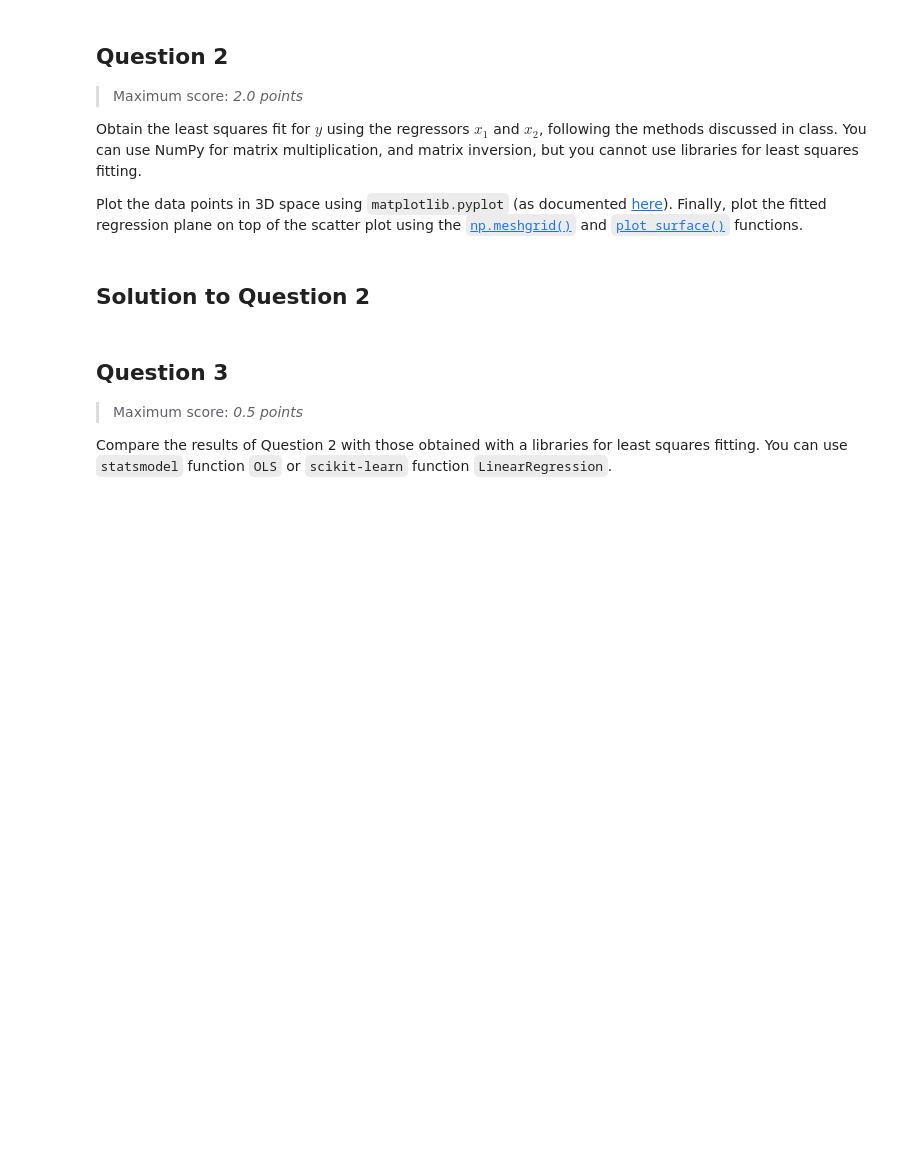
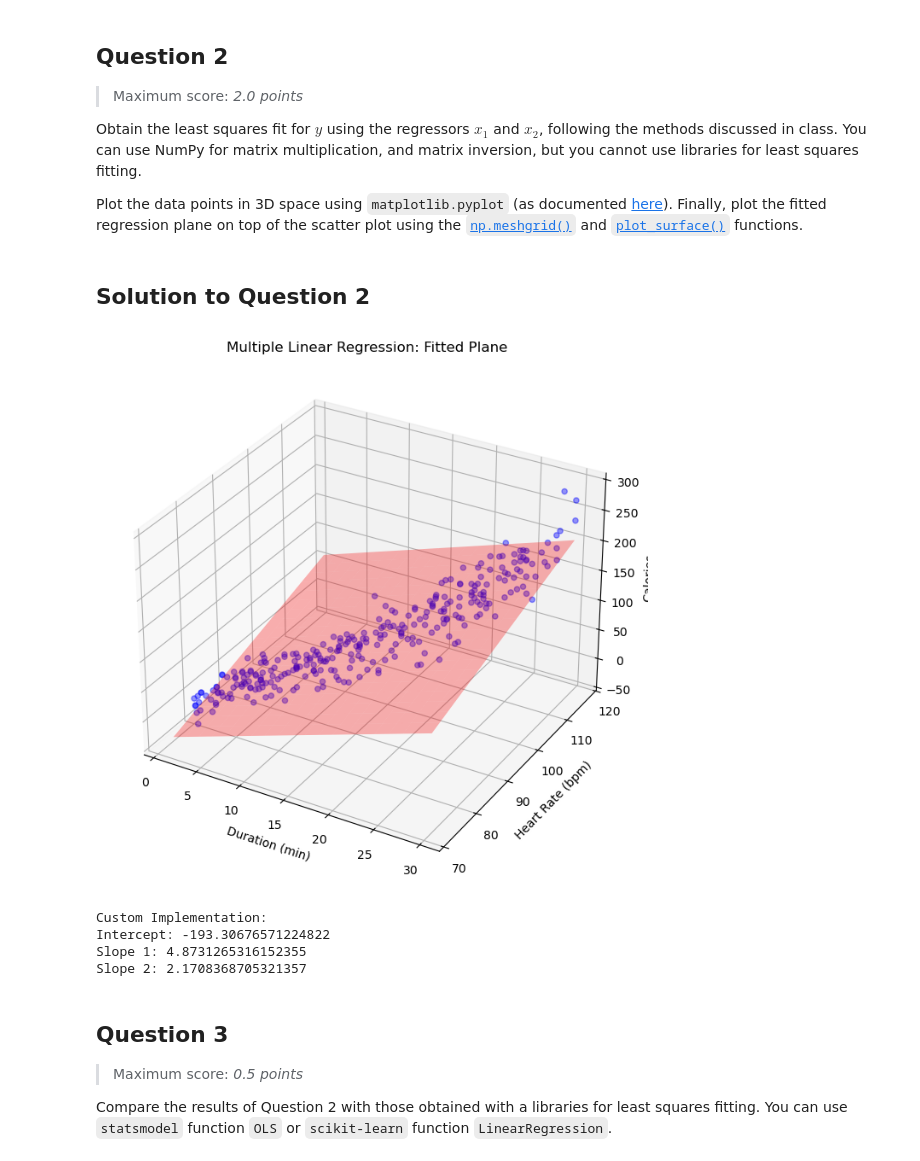
Before and after one commit to Jowi611/Statistics_PG10, a Jupyter notebook: Lab2.ipynb, the cells around one changed output. Drawn from its saved outputs; the diff is of its cells as text; code cells hidden in the pictures; blank space fills up the shorter version.

```diff
--- a/Lab2.ipynb
+++ b/Lab2.ipynb
@@ -110,7 +110,7 @@ Obtain the least squares fit for $y$ using the regressors $x_1$ and $x_2$, follo
 Plot the data points in 3D space using `matplotlib.pyplot` (as documented [here](https://matplotlib.org/stable/gallery/mplot3d/scatter3d.html)). Finally, plot the fitted regression plane on top of the scatter plot using the [`np.meshgrid()`](https://numpy.org/doc/stable/reference/generated/numpy.meshgrid.html) and [`plot_surface()`](https://matplotlib.org/stable/api/_as_gen/mpl_toolkits.mplot3d.axes3d.Axes3D.plot_surface.html#mpl_toolkits.mplot3d.axes3d.Axes3D.plot_surface) functions.
 # %%
 # Import the saved dataset -> this will allow us to test the workflow with their preprocessed data
-D = np.load("/content/dataset.npy")
+D = np.load("content/dataset.npy")
 
 # Split data matrix into X (predictors) and y (response)
 X = D[:, :2]  # predictors
@@ -122,9 +120,58 @@ y = D[:, 2]   # respose
+# %%
+# WRITE YOUR SOLUTION HERE
+#We need to find y = b0+b1x1+b2x2 = X*b
+
+#Multilinear least squares
+# Beta = (X^T * X)^-1 * X^T * y
+
+#we start adding 1 column at left of x
+N_ones= X.shape[0]
+ones_col = np.ones(N_ones)
+X_mod = np.column_stack((ones_col, X)) #row is the data iteration, column defines the regression variable
+
+#np.transpose
+#np.linalg.inv
+#np.dot
+x_t = np.transpose(X_mod)
+prod1 = np.dot (x_t, X_mod)
+prod1_inv= np.linalg.inv(prod1) #(XT*X)-1
+prod2 = np.dot(prod1_inv,x_t)
+beta_custom= np.dot(prod2, y) #we estimate beta, that will result into having three positions
+
+
+x1_range = np.linspace(X[:, 0].min(), X[:, 0].max(), 20) #define range of calues, separated by 20
+x2_range = np.linspace(X[:, 1].min(), X[:, 1].max(), 20)
+X1_mesh, X2_mesh = np.meshgrid(x1_range, x2_range) #create the coord grid containing all values possible of x1 x2
+
+Z = beta_custom[0] + beta_custom[1] * X1_mesh + beta_custom[2] * X2_mesh #regression eq response for each x1 x2
+
+
+fig = plt.figure(figsize=(12, 8))
+ax = fig.add_subplot(projection='3d')
+
+ax.scatter(X[:, 0], X[:, 1], y, color='blue', alpha=0.4, label='Data Points') #plot actual observations
+
+surf = ax.plot_surface(X1_mesh, X2_mesh, Z, color='red', alpha=0.3) #plot the regression values for each x1 and x2 values approx
+
+ax.set_xlabel('Duration (min)')
+ax.set_ylabel('Heart Rate (bpm)')
+ax.set_zlabel('Calories')
+ax.set_title('Multiple Linear Regression: Fitted Plane')
+
+plt.show()
+# %% [output]
+[figure, added]
 # %%
 # THIS CODE HAS TO RUN WITHOUT ANY MODIFICATION
 print("Custom Implementation:")
 print("Intercept:", beta_custom[0])
 print("Slope 1:", beta_custom[1])
 print("Slope 2:", beta_custom[2])
+# %% [output]
+Custom Implementation:
+Intercept: -193.30676571224822
+Slope 1: 4.8731265316152355
+Slope 2: 2.1708368705321357
 # %% [markdown]
 ## Question 3
 
```
Also changed, not shown: parts of 11 cells of this notebook, 1 other file.
